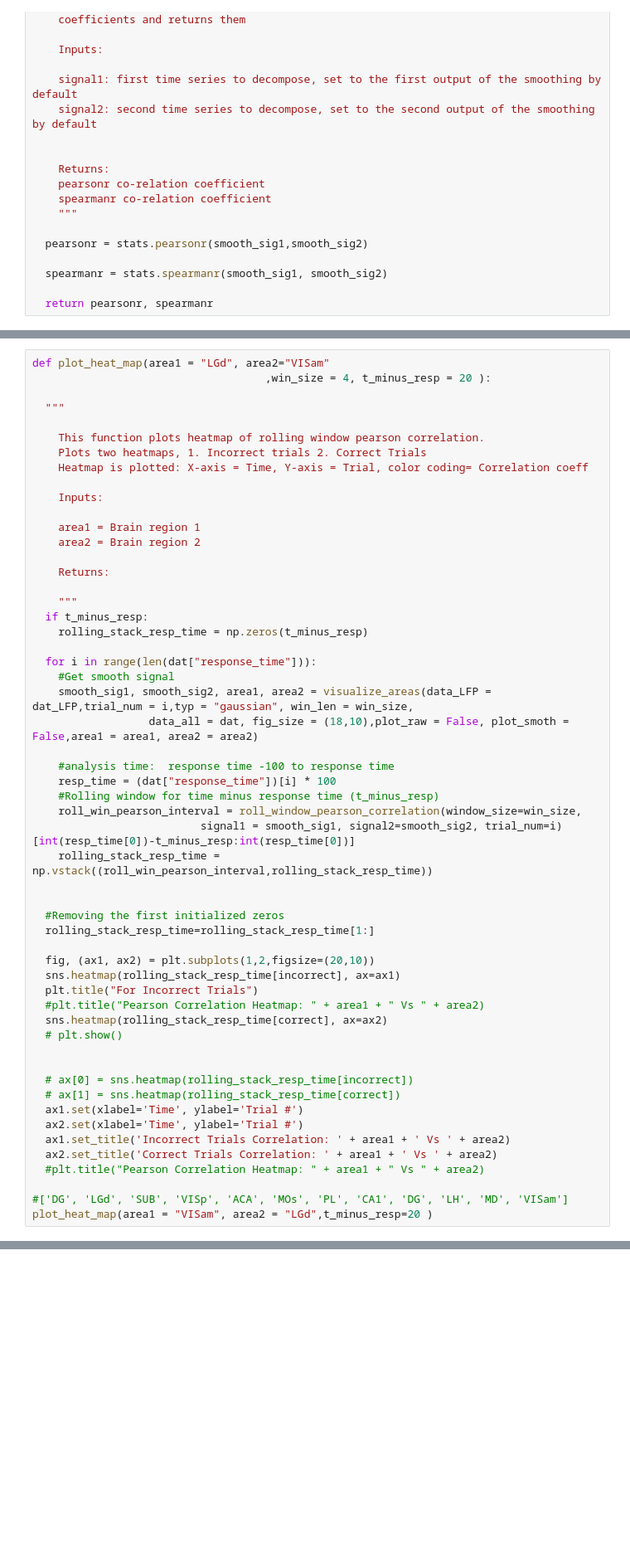
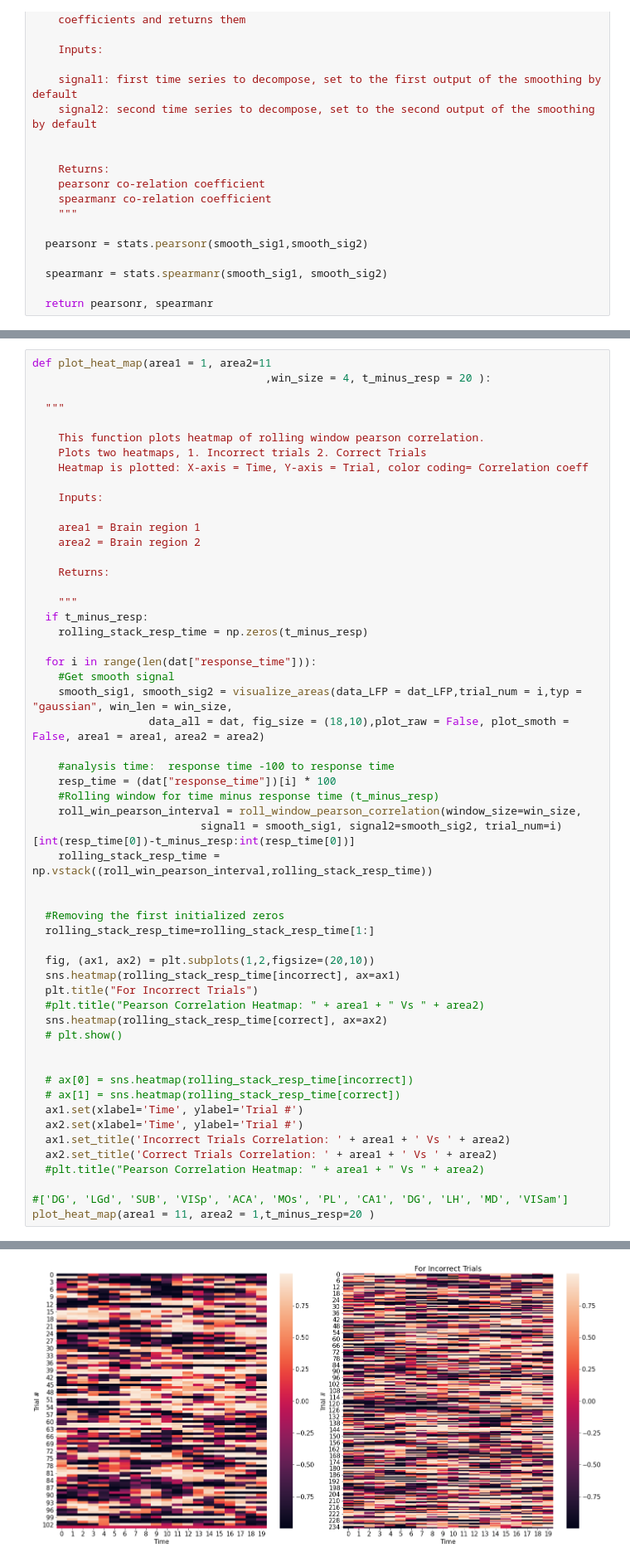
Before and after one commit to Neurocoders/AttentionProject, a Jupyter notebook: Copy_of_load_steinmetz_data_V2.ipynb, the cells around one changed output, grey strips where cells are left out. Shown at 83% size. Cells and saved outputs as stored; diff of their text form; blank space fills up the shorter version.

```diff
--- a/Copy_of_load_steinmetz_data_V2.ipynb
+++ b/Copy_of_load_steinmetz_data_V2.ipynb
@@ -452,5 +458,5 @@ ValueError: ignored
 # %%
-def plot_heat_map(area1 = "LGd", area2="VISam"
+def plot_heat_map(area1 = 1, area2=11
                                     ,win_size = 4, t_minus_resp = 20 ):
 
   """
@@ -472,8 +478,8 @@ def plot_heat_map(area1 = "LGd", area2="VISam"
 
   for i in range(len(dat["response_time"])):
     #Get smooth signal
-    smooth_sig1, smooth_sig2, area1, area2 = visualize_areas(data_LFP = dat_LFP,trial_num = i,typ = "gaussian", win_len = win_size,
-                  data_all = dat, fig_size = (18,10),plot_raw = False, plot_smoth = False,area1 = area1, area2 = area2)
+    smooth_sig1, smooth_sig2 = visualize_areas(data_LFP = dat_LFP,trial_num = i,typ = "gaussian", win_len = win_size,
+                  data_all = dat, fig_size = (18,10),plot_raw = False, plot_smoth = False, area1 = area1, area2 = area2)
 
     #analysis time:  response time -100 to response time
     resp_time = (dat["response_time"])[i] * 100
@@ -503,5 +509,5 @@ def plot_heat_map(area1 = "LGd", area2="VISam"
   #plt.title("Pearson Correlation Heatmap: " + area1 + " Vs " + area2)
 
 #['DG', 'LGd', 'SUB', 'VISp', 'ACA', 'MOs', 'PL', 'CA1', 'DG', 'LH', 'MD', 'VISam']
-plot_heat_map(area1 = "VISam", area2 = "LGd",t_minus_resp=20 )
+plot_heat_map(area1 = 11, area2 = 1,t_minus_resp=20 )
 # %% [output]
@@ -509,3 +515,4 @@ IndexError: ignored
+[figure, added]
 # %%
 def freq_correlation(NT = NT, dt = dt, smooth_sig1 = smooth_sig1, smooth_sig2 =  smooth_sig2,
             dat_LFP = dat_LFP,trial_num = 1, area1 = area1,
```
Also changed, not shown: parts of 9 cells of this notebook.
